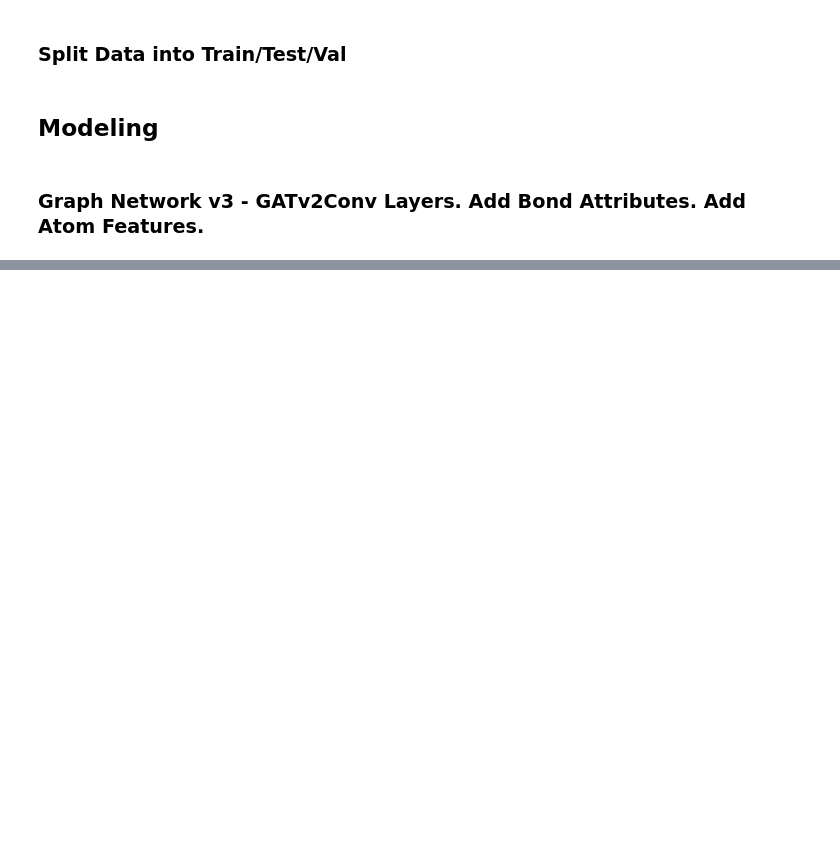
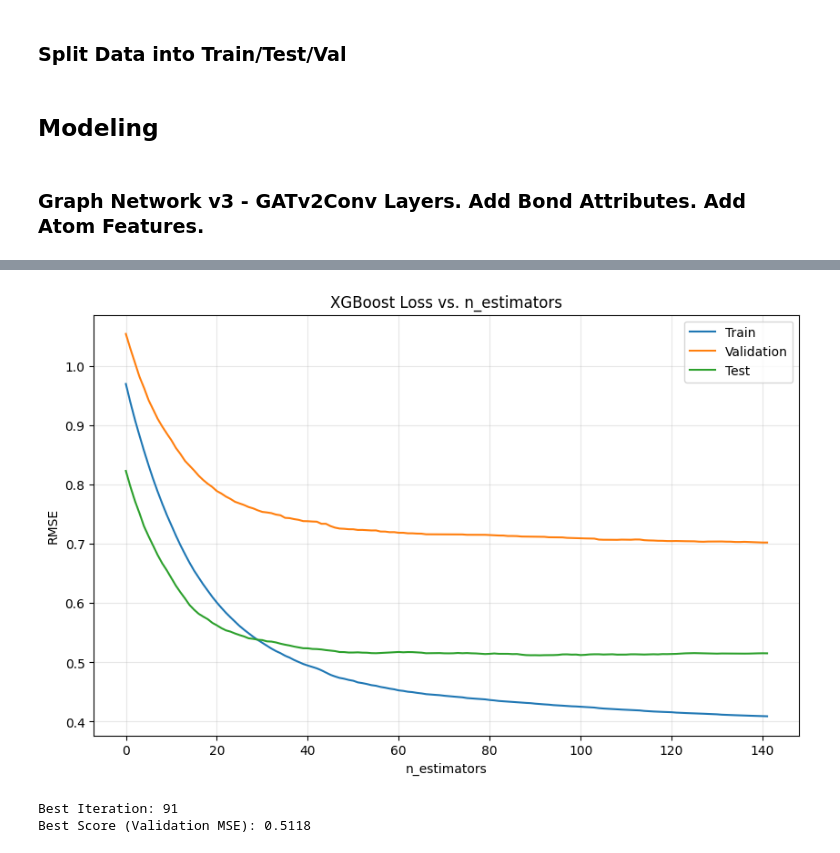
Before and after one commit to Djtrainer/cancer_research, a Jupyter notebook: notebooks/mdm2_breaker_model_eda.ipynb, the cells around one changed output, grey strips where cells are left out. Drawn from its saved outputs; the diff is of its cells as text; code cells hidden in the pictures; blank space fills up the shorter version.

```diff
--- a/notebooks/mdm2_breaker_model_eda.ipynb
+++ b/notebooks/mdm2_breaker_model_eda.ipynb
@@ -1782,0 +715,42 @@ Base Score: -0.7737
+# %%
+import xgboost as xgb
+
+# Apply to the CSV for XGBoost
+train_df = df_mol.iloc[train_indices]
+val_df = df_mol.iloc[val_indices]
+test_df = df_mol.iloc[test_indices]
+
+xgb_model = xgb.XGBRegressor(
+    n_estimators=1000,
+    learning_rate=0.05,
+    max_depth=6,
+    random_state=42,
+    early_stopping_rounds=50,
+)
+
+X_test = np.stack(np.array(test_df["fingerprint"]))
+y_test = test_df["pIC50_norm"].values
+X_train = np.stack(np.array(train_df["fingerprint"]))
+y_train = train_df["pIC50_norm"].values
+X_val = np.stack(np.array(val_df["fingerprint"]))
+y_val = val_df["pIC50_norm"].values
+
+xgb_model.fit(
+    X_train,
+    y_train,
+    eval_set=[(X_train, y_train),(X_val, y_val),(X_test, y_test)],
+    verbose=False)
+
+y_pred_train = xgb_model.predict(X_train)
+y_pred_val = xgb_model.predict(X_val)
+y_pred_test = xgb_model.predict(X_test)
+
+mse_train = np.mean((y_pred_train - y_train) ** 2)
+mse_val = np.mean((y_pred_val - y_val) ** 2)
+mse_test = np.mean((y_pred_test - y_test) ** 2)
+
+plot_xgb_loss(xgb_model)
+# %% [output]
+[figure, added]
+Best Iteration: 91
+Best Score (Validation MSE): 0.5118
```
Also changed, not shown: parts of 35 cells of this notebook.
